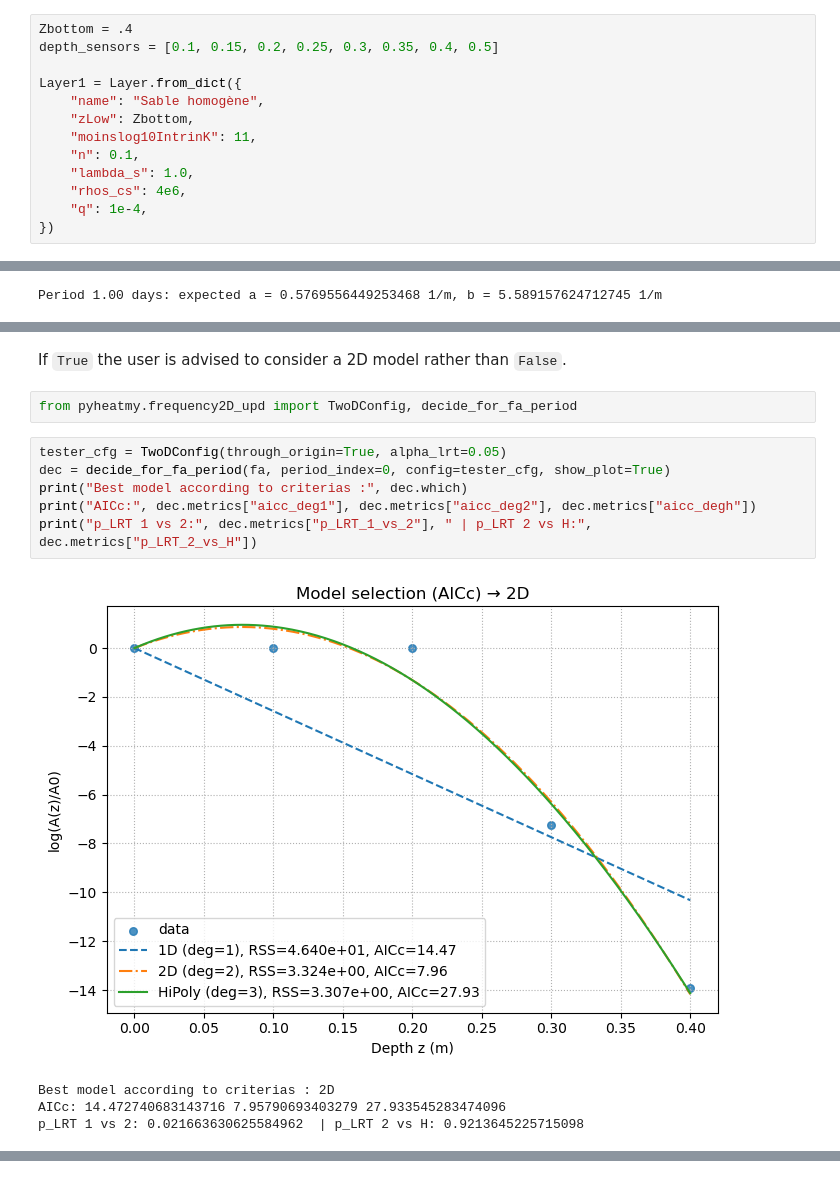
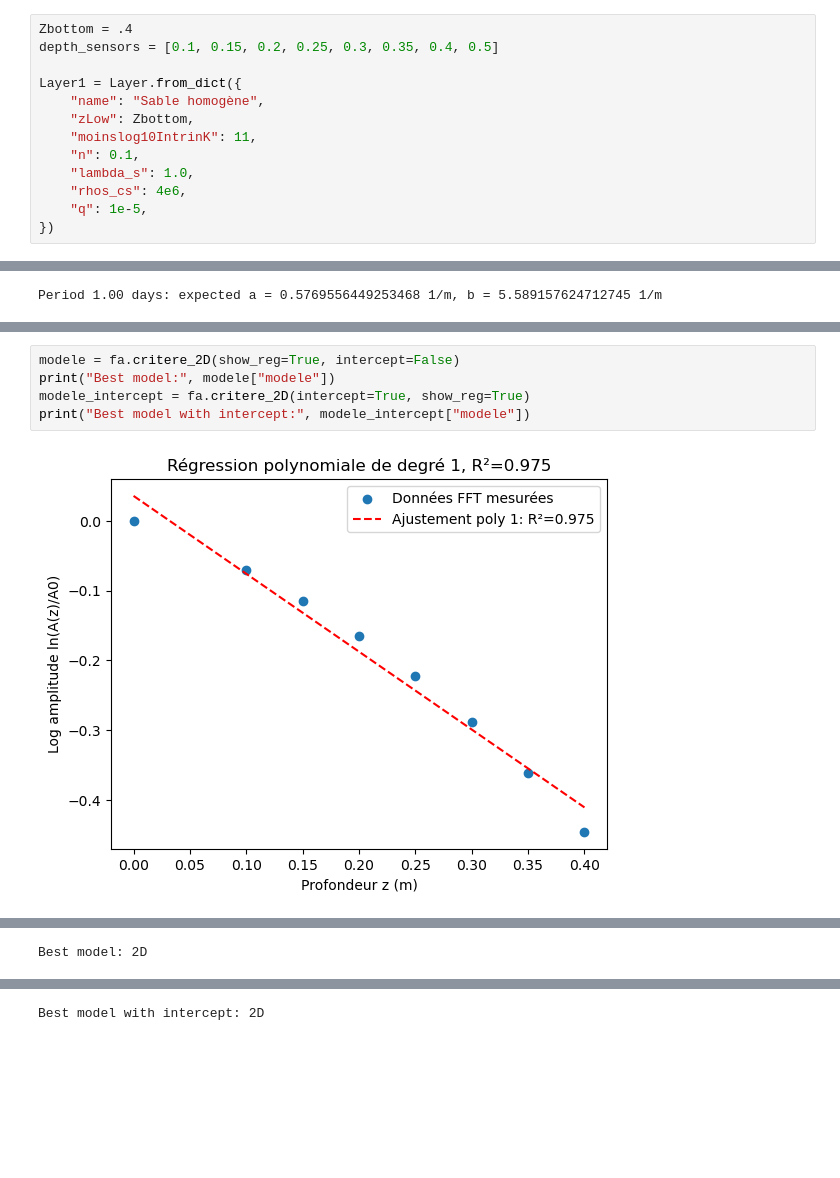
Before and after one commit to flipoyo/MOLONARI1D, a Jupyter notebook: freq_analysis/notebook_demo_frequentiel.ipynb, the cells around one changed output, grey strips where cells are left out. Saved outputs shown, nothing was run; the diff lists cells and outputs as text; blank space fills up the shorter version.

Commit message:
add 2D criteria and demo in the notebook

```diff
--- a/freq_analysis/notebook_demo_frequentiel.ipynb
+++ b/freq_analysis/notebook_demo_frequentiel.ipynb
@@ -50,7 +50,7 @@ Layer1 = Layer.from_dict({
     "n": 0.1,
     "lambda_s": 1.0,
     "rhos_cs": 4e6,
-    "q": 1e-4,
+    "q": 1e-5,
 })
 # %% [markdown]
 On initialise les paramètres de fenêtrage et de forçage temporel.
@@ -253,15 +234,7 @@ AICc(1D)=28.778, AICc(2D)=31.731 → 1D | LRT p=0.0217 (alpha=0.05) → 2D
-# %% [markdown]
-If `True` the user is advised to consider a 2D model rather than `False`.
-# %%
-from pyheatmy.frequency2D_upd import TwoDConfig, decide_for_fa_period
-# %%
-tester_cfg = TwoDConfig(through_origin=True, alpha_lrt=0.05)
-dec = decide_for_fa_period(fa, period_index=0, config=tester_cfg, show_plot=True)
-print("Best model according to criterias :", dec.which)
-print("AICc:", dec.metrics["aicc_deg1"], dec.metrics["aicc_deg2"], dec.metrics["aicc_degh"])
-print("p_LRT 1 vs 2:", dec.metrics["p_LRT_1_vs_2"], " | p_LRT 2 vs H:", dec.metrics["p_LRT_2_vs_H"])
-# %% [output]
-[figure, removed]
-Best model according to criterias : 2D
-AICc: 14.472740683143716 7.95790693403279 27.933545283474096
-p_LRT 1 vs 2: 0.021663630625584962  | p_LRT 2 vs H: 0.9213645225715098
+# %%
+modele = fa.critere_2D(show_reg=True, intercept=False)
+print("Best model:", modele["modele"])
+modele_intercept = fa.critere_2D(intercept=True, show_reg=True)
+print("Best model with intercept:", modele_intercept["modele"])
+# %% [output]
+[figure, added]
@@ -267,0 +242 @@ p_LRT 1 vs 2: 0.021663630625584962  | p_LRT 2 vs H: 0.9213645225715098
+Best model: 2D
@@ -267,0 +245 @@ p_LRT 1 vs 2: 0.021663630625584962  | p_LRT 2 vs H: 0.9213645225715098
+Best model with intercept: 2D
```
Also changed, not shown: parts of 6 cells of this notebook, 1 other file.
